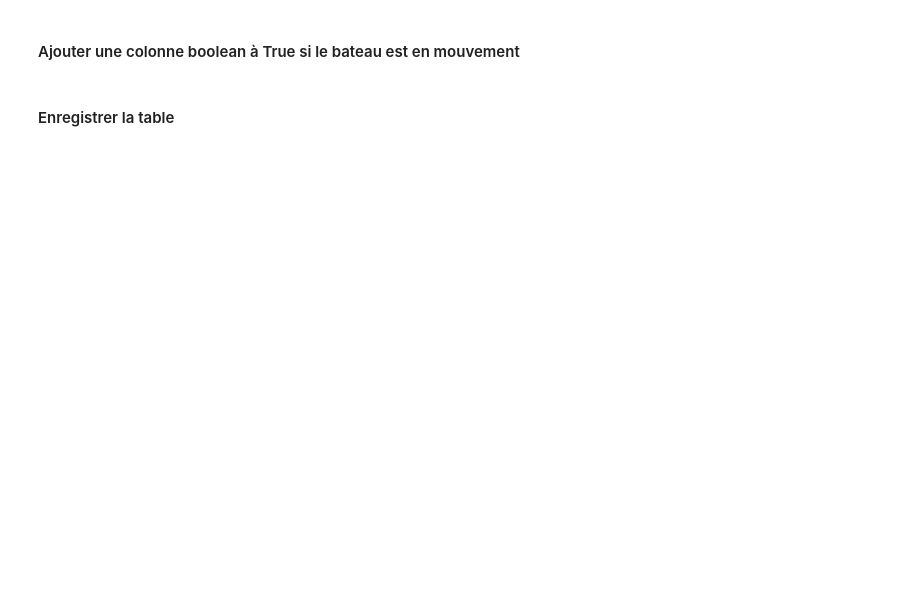
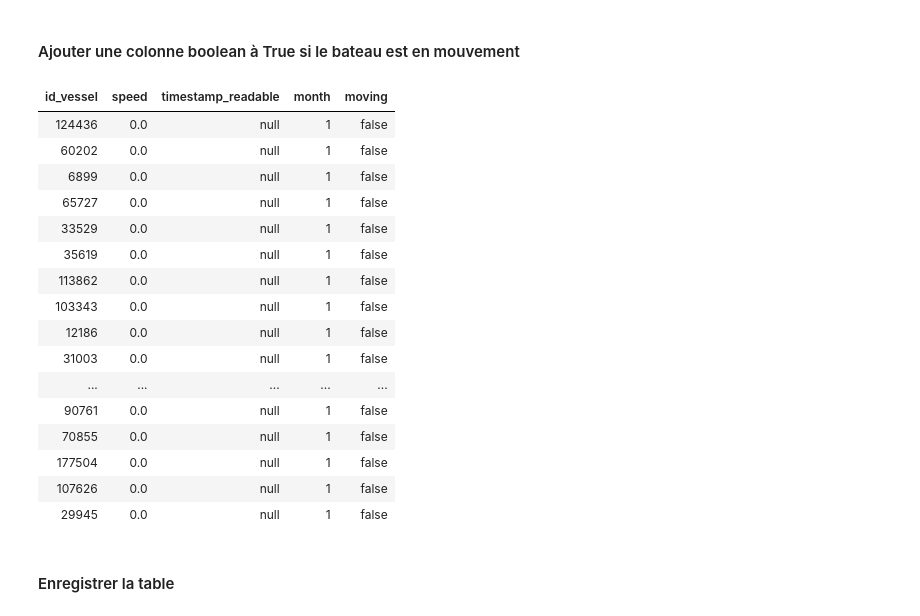
Before and after one commit to dilys27/iesa-poo, a Jupyter notebook: tpNoté/Dataframe.ipynb, the cells around one changed output. Cells and saved outputs as stored; diff of their text form; code cells hidden in the pictures; blank space fills up the shorter version.

```diff
--- a/tpNoté/Dataframe.ipynb
+++ b/tpNoté/Dataframe.ipynb
@@ -185,3 +193,6 @@ display(spark.sql("SELECT * FROM bateaux WHERE id_vessel = 60202"))
 #### On affiche la date min puis  la date max pour chaque bateau
 # %% [markdown]
 #### Créer un dataframe avec l'id, la vitesse et le timestamp readable
+# %%
+dfNew = spark.sql("SELECT id_vessel, speed, timestamp_readable FROM bateaux")
+display(dfNew)
@@ -188,2 +217,6 @@ display(spark.sql("SELECT * FROM bateaux WHERE id_vessel = 60202"))
 # %% [markdown]
 #### Créer une colonne mois pour le mois en cours
+# %%
+dfNew = dfNew.withColumn("month", current_date())
+dfNew = dfNew.withColumn("month", month(col("month")))
+display(dfNew)
@@ -190,4 +241,31 @@ display(spark.sql("SELECT * FROM bateaux WHERE id_vessel = 60202"))
 # %% [markdown]
 #### Ajouter une colonne boolean à True si le bateau est en mouvement
+# %%
+from pyspark.sql.types import *
+
+def moving(x):
+  return x > 0
+udf_moving = udf(moving,BooleanType())
+
+dfNew = dfNew.withColumn("moving", udf_moving(dfNew.speed))
+display(dfNew)
+# %% [output]
+| id_vessel | speed | timestamp_readable | month | moving |
+| 124436 | 0.0 | null | 1 | false |
+| 60202 | 0.0 | null | 1 | false |
+| 6899 | 0.0 | null | 1 | false |
+| 65727 | 0.0 | null | 1 | false |
+| 33529 | 0.0 | null | 1 | false |
+| 35619 | 0.0 | null | 1 | false |
+| 113862 | 0.0 | null | 1 | false |
+| 103343 | 0.0 | null | 1 | false |
+| 12186 | 0.0 | null | 1 | false |
+| 31003 | 0.0 | null | 1 | false |
+| ... | ... | ... | ... | ... |
+| 90761 | 0.0 | null | 1 | false |
+| 70855 | 0.0 | null | 1 | false |
+| 177504 | 0.0 | null | 1 | false |
+| 107626 | 0.0 | null | 1 | false |
+| 29945 | 0.0 | null | 1 | false |
 # %% [markdown]
 #### Enregistrer la table
```
Also changed, not shown: parts of 16 cells of this notebook, 1 other file.
